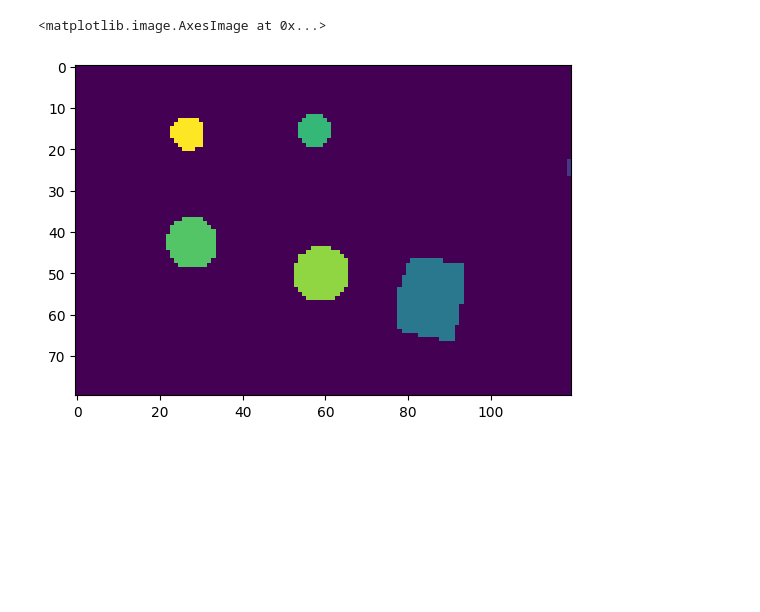
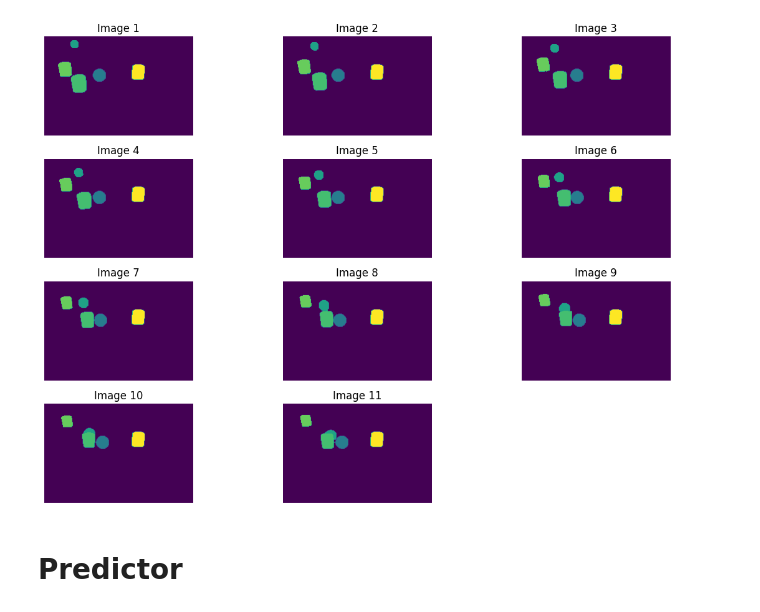
Before and after one commit to eneserciyes/maskpredformer, a Jupyter notebook: Predictor.ipynb, the cells around one changed output. Cells and saved outputs as stored; diff of their text form; code cells hidden in the pictures; blank space fills up the shorter version.

Commit message:
training but not good

```diff
--- a/Predictor.ipynb
+++ b/Predictor.ipynb
@@ -12,0 +16,31 @@ from torchvision import transforms
+# %%
+def visualize_seq(x):
+    T, height, width = x.shape
+
+    # Define the number of columns for the subplots
+    num_columns = 3
+
+    # Calculate the number of rows needed based on the number of columns
+    num_rows = (T + num_columns - 1) // num_columns
+    fig, axes = plt.subplots(num_rows, num_columns, figsize=(12, 8))
+
+    # Display each image in the tensor
+    for i in range(num_rows*num_columns):
+        row = i // num_columns
+        col = i % num_columns
+        ax = axes[row, col]
+        if i < T:
+            ax.imshow(x[i])
+            ax.set_title(f"Image {i+1}")
+        ax.axis('off')
+    plt.tight_layout()
+    plt.show()
+# %%
+train_set = MaskPredDataset("/scratch/me2646/dataset", "train", add_unlabeled=False)
+# %%
+x, y= train_set[len(train_set)-1]
+visualize_seq(x)
+# %% [output]
+[figure, added]
+# %% [markdown]
+# Predictor
@@ -20,5 +52,0 @@ x_mask = torch.argmax(x_resized, dim=1)[0]
-# %%
-plt.imshow(x_mask)
-# %% [output]
-<matplotlib.image.AxesImage at 0x...>
-[figure, removed]
```
Also changed, not shown: parts of 22 cells of this notebook, 5 other files.
